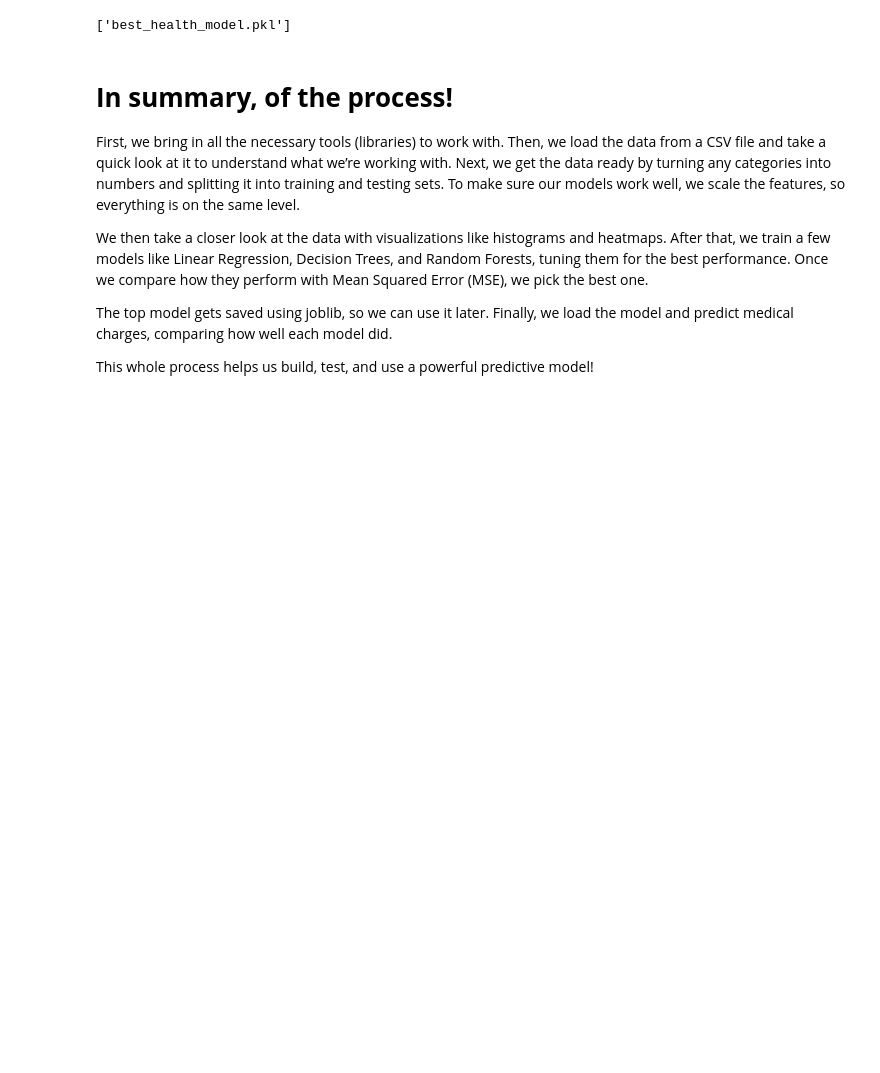
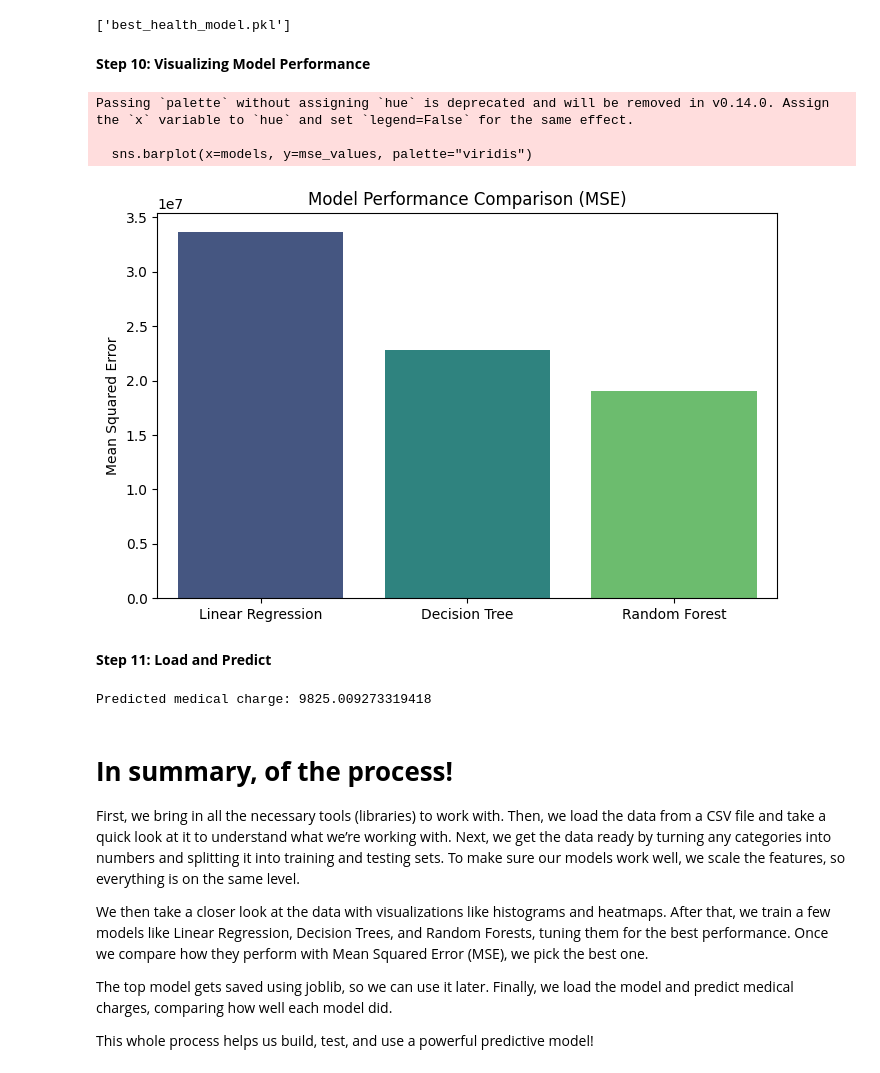
Before and after one commit to ikalisa1/linear_regression_model, a Jupyter notebook: Linear_Regression.ipynb, the cells around one changed output. Cells and saved outputs as stored; diff of their text form; code cells hidden in the pictures; blank space fills up the shorter version.

```diff
--- a/Linear_Regression.ipynb
+++ b/Linear_Regression.ipynb
@@ -161,6 +195,30 @@ Best model: Random Forest with MSE: 18657996.351736695
 joblib.dump(best_model[1], "best_health_model.pkl")
 # %% [output]
 ['best_health_model.pkl']
+# %% [markdown]
+**Step 10: Visualizing Model Performance**
+# %%
+models = ["Linear Regression", "Decision Tree", "Random Forest"]
+mse_values = [mse_lr, mse_dt, mse_rf]
+plt.figure(figsize=(8, 5))
+sns.barplot(x=models, y=mse_values, palette="viridis")
+plt.title("Model Performance Comparison (MSE)")
+plt.ylabel("Mean Squared Error")
+plt.show()
+# %% [output]
+Passing `palette` without assigning `hue` is deprecated and will be removed in v0.14.0. Assign the `x` variable to `hue` and set `legend=False` for the same effect.
+
+  sns.barplot(x=models, y=mse_values, palette="viridis")
+[figure, added]
+# %% [markdown]
+**Step 11: Load and Predict**
+# %%
+loaded_model = joblib.load("best_health_model.pkl")
+sample_input = np.array(X_test[0]).reshape(1, -1)
+prediction = loaded_model.predict(sample_input)
+print(f"Predicted medical charge: {prediction[0]}")
+# %% [output]
+Predicted medical charge: 9825.009273319418
 # %% [markdown]
 # **In summary,  of the process!**
 
```
Also changed, not shown: parts of 9 cells of this notebook.
